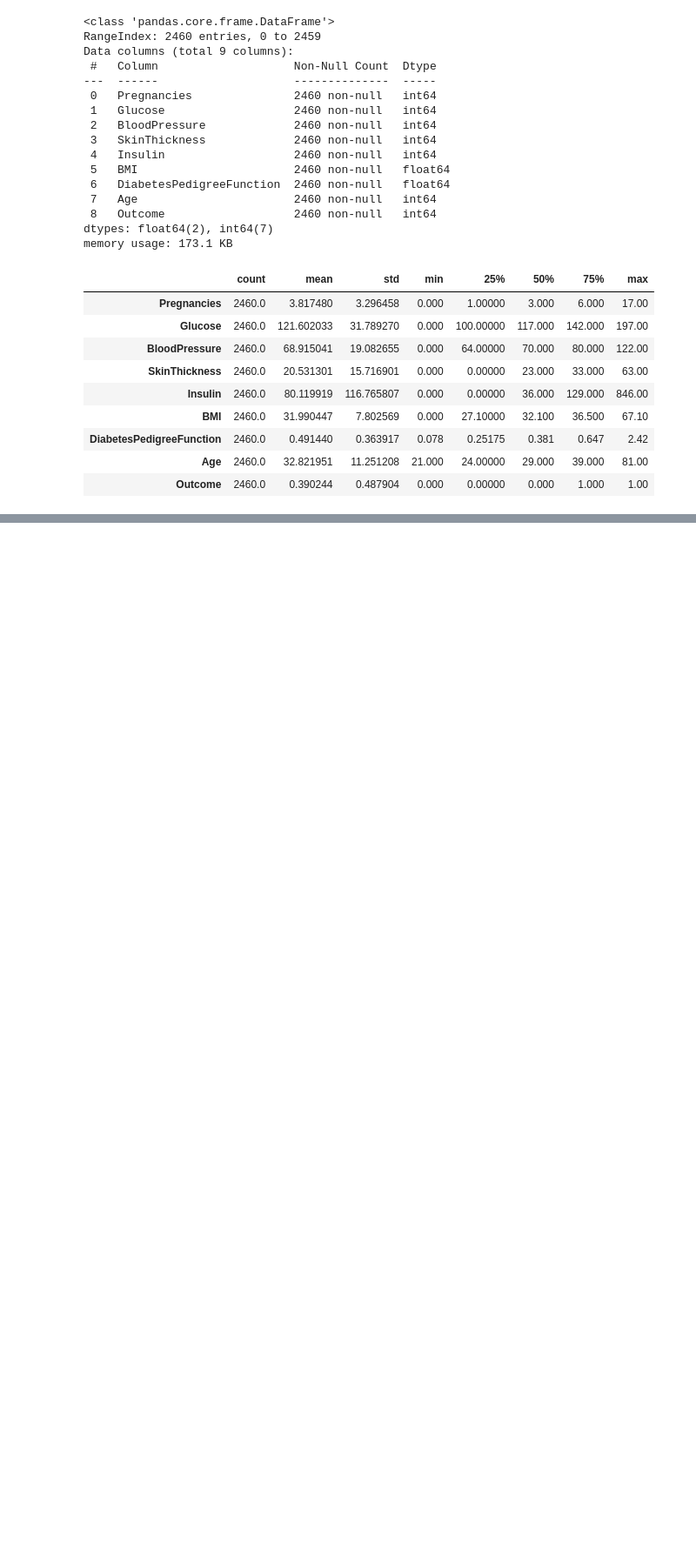
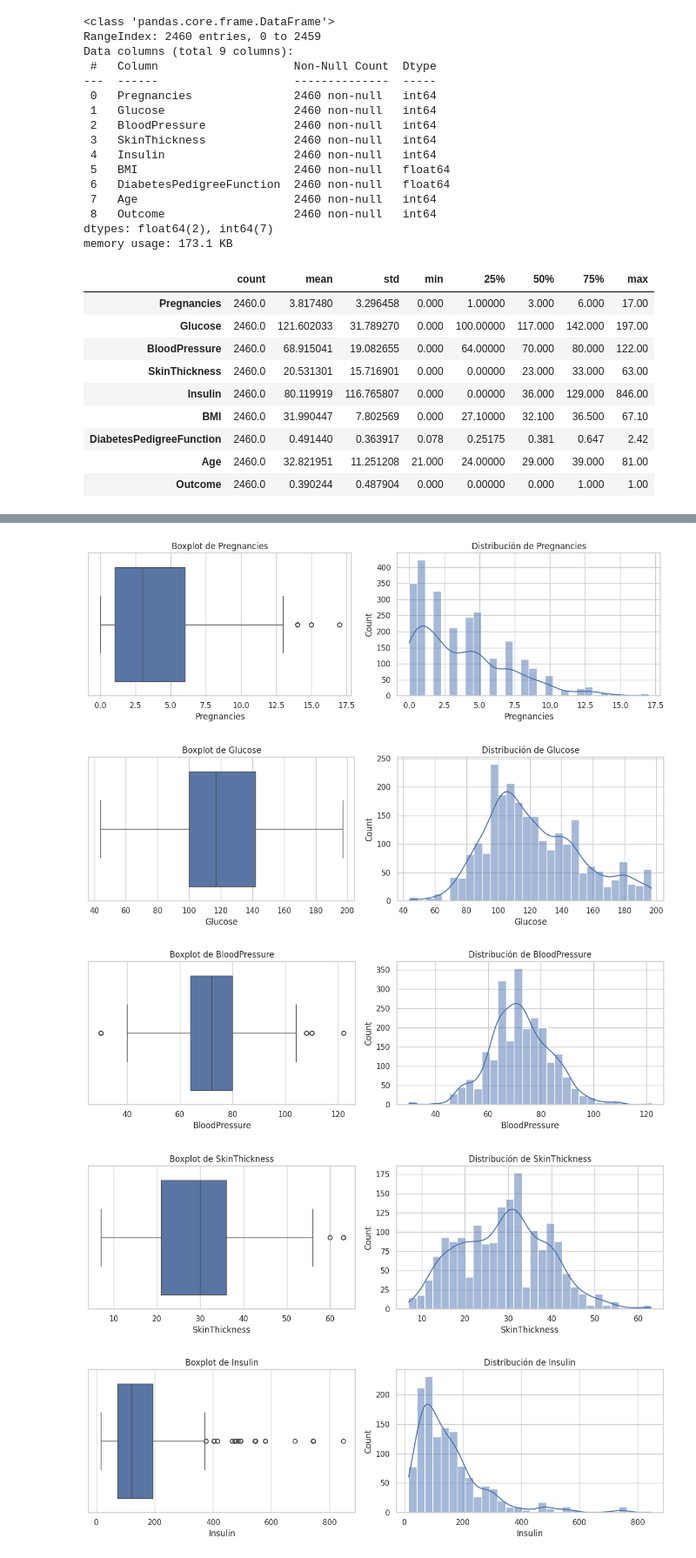
Before and after one commit to sebasGarcia/DiabetesScreening, a Jupyter notebook: prediction_notebook.ipynb, the cells around one changed output, grey strips where cells are left out. Shown at 87% size. Cells and saved outputs as stored; diff of their text form; code cells hidden in the pictures; blank space fills up the shorter version.

Commit message:
continuación libreta para modelo predictivo

```diff
--- a/prediction_notebook.ipynb
+++ b/prediction_notebook.ipynb
@@ -132,18 +97,0 @@ for col in numeric_cols:
-# %%
-#Distribución por variable objetivo
-target_col = "Outcome"
-
-for col in numeric_cols:
-    if col != target_col:
-        plt.figure(figsize=(6, 4))
-        sns.histplot(
-            data=df,
-            x=col,
-            hue=target_col,
-            kde=True,
-            bins=30,
-            element="step"
-        )
-        plt.title(f"{col} distribución por {target_col}")
-        plt.tight_layout()
-        plt.show()
@@ -158,0 +102,4 @@ for col in numeric_cols:
+# %%
+#crear copia de conjunto original
+df_copy = df.copy()
+df.columns
@@ -158,0 +110,3 @@ for col in numeric_cols:
+# %%
+#Reemplazar valores cero en las columnas donde ese valor es ilógico por NaN
+df_copy[['Glucose', 'BloodPressure', 'SkinThickness', 'Insulin','BMI']] = df_copy[['Glucose', 'BloodPressure', 'SkinThickness', 'Insulin','BMI']].replace(0,np.nan)
@@ -158,0 +133,25 @@ for col in numeric_cols:
+# %%
+%matplotlib inline
+#Seleccionar datos numéricos únicamente
+numeric_cols = df_copy.select_dtypes(include="number").columns
+#omitir columnas constantes
+numeric_cols = [c for c in numeric_cols if df_copy[c].nunique() > 1]
+
+#Boxplot para todas las columnas numéricas y distribución de variables
+for col in numeric_cols:
+    fig, axes = plt.subplots(1, 2, figsize=(12, 4))
+
+    sns.boxplot(x=df_copy[col], ax=axes[0])
+    axes[0].set_title(f"Boxplot de {col}")
+
+    sns.histplot(df_copy[col], kde=True, bins=30, ax=axes[1])
+    axes[1].set_title(f"Distribución de {col}")
+
+    plt.tight_layout()
+    plt.show()
+# %% [output]
+[figure, added]
+[figure, added]
+[figure, added]
+[figure, added]
+[figure, added]
```
Also changed, not shown: parts of 14 cells of this notebook.
